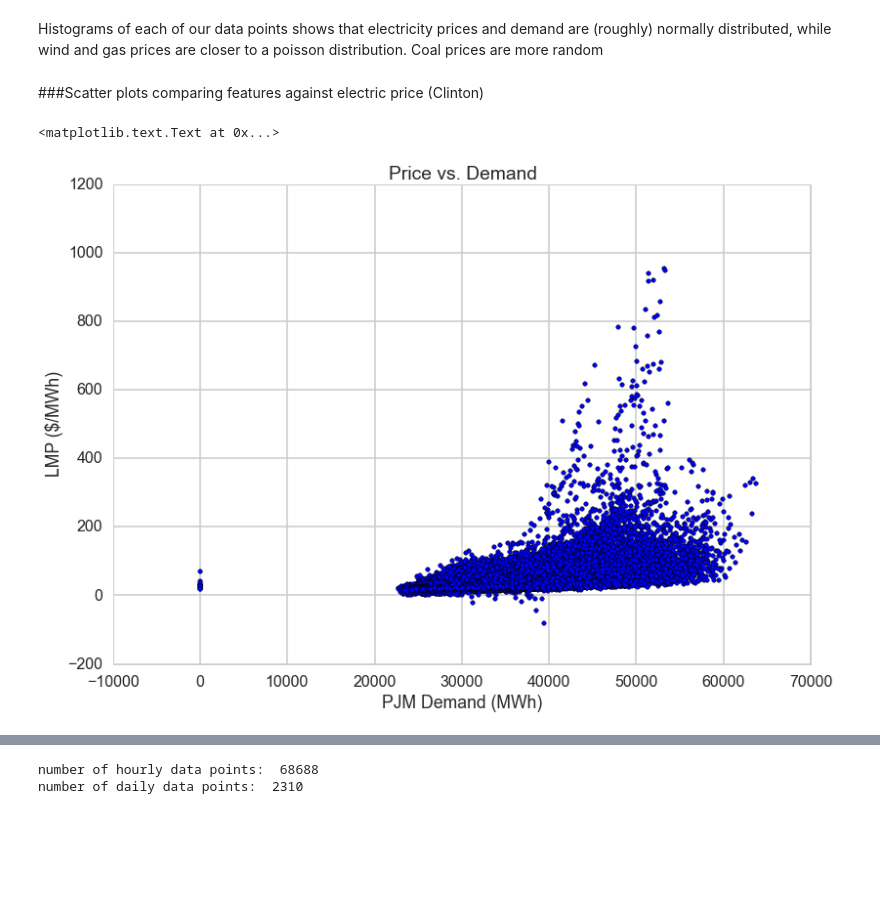
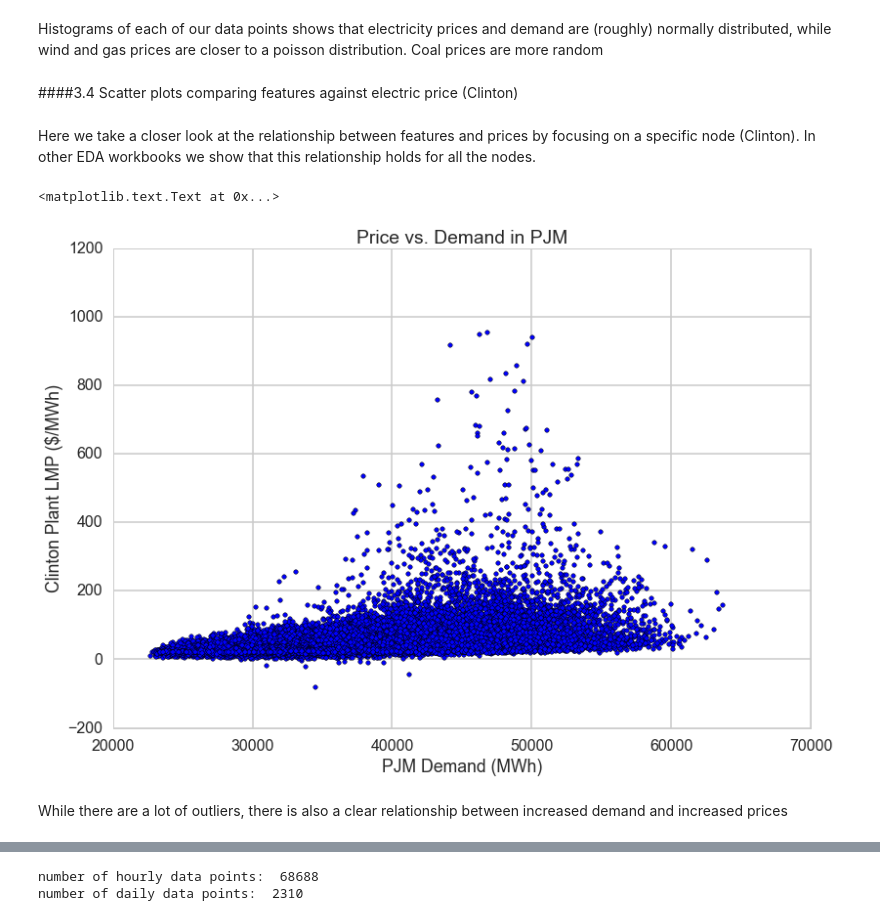
Before and after one commit to dannychua/Electricity-Price-Predictor, a Jupyter notebook: Process Book.ipynb, the cells around one changed output, grey strips where cells are left out. Drawn from its saved outputs; the diff is of its cells as text; code cells hidden in the pictures; blank space fills up the shorter version.

Commit message:
further development on process workbook

```diff
--- a/Process Book.ipynb
+++ b/Process Book.ipynb
@@ -135,14 +148,16 @@ ldf = ldf.drop('DATE',1)
 ldf = ldf.drop('COMP',1)
 ldf = ldf.drop('Unnamed: 26',1)
 ldf = ldf.drop('Unnamed: 27',1)
-ldf = ldf.fillna(0)
 ldf = ldf.stack()
 idx = pd.date_range('1/1/2008', periods = len(ldf), freq = 'H')
 ldf.index = idx
-
+#interpolate missing values
+ldf = ldf.replace(0,np.NaN)
+ldf = pd.DataFrame(ldf)
+ldf.apply(pd.Series.interpolate)
 #trim it to appropirate length and add into price dataframe
 d = '2015-11-01 23:00:00'
 ldf = ldf.ix[:d]
-fulldf['Load_PJM_West'] = ldf
-fulldf.head()
+fulldf['Demand_PJM_(MWh)'] = ldf
+fulldf.head(2)
 # %% [output]
@@ -179,9 +193,9 @@ wdf = wdf.ix[:d]
 
 # Merge into a single df
 wdf['Wind_PJM'] = pjm_wdf
-wdf.columns = ['Wind_MISO_MWh', 'Wind_PJM_MWh']
+wdf.columns = ['Wind_MISO_(MWh)', 'Wind_PJM_(MWh)']
 # d = '2015-11-01 23:00:00'
 # wdf_trim = wdf.ix[:d]
 fulldf = pd.merge(fulldf, wdf, left_index=True, right_index=True)
-fulldf.head()
+fulldf.head(2)
 # %% [output]
@@ -219,6 +232,6 @@ for i in range (23):
 ngdf = ngdf.stack()
 idx = pd.date_range('1/1/2008', periods = len(ngdf), freq = 'H')
 ngdf.index = idx
-fulldf['NatGas_Price'] = ngdf
-fulldf.head()
+fulldf['NatGas_Price_($/MMBtu)'] = ngdf
+fulldf.head(2)
 # %% [output]
@@ -238,6 +250,6 @@ mdf.index = idx
 mdf = mdf.drop('date',1)
 inds = pd.isnull(mdf).any(1).nonzero()[0]
 mdf.iloc[inds[0]] = np.mean([mdf.iloc[inds[0]+1][0],mdf.iloc[inds[0]-1][0]])
-fulldf['Load_MISO_Central'] = mdf
+fulldf['Load_MISO_(MWh)'] = mdf
 fulldf.head(2)
 # %% [output]
@@ -321,15 +368,19 @@ for i in range(16):
 # %% [markdown]
 Histograms of each of our data points shows that electricity prices and demand are (roughly) normally distributed, while wind and gas prices are closer to a poisson distribution. Coal prices are more random
 # %% [markdown]
-###Scatter plots comparing features against electric price (Clinton)
+####3.4 Scatter plots comparing features against electric price (Clinton)
+# %% [markdown]
+Here we take a closer look at the relationship between features and prices by focusing on a specific node (Clinton). In other EDA workbooks we show that this relationship holds for all the nodes.
 # %%
-y = fulldf['Clinton_LMP']
-x = fulldf['Load_PJM_West']
+y = fulldf['Clinton_LMP_($/MWh)']
+x = fulldf['Demand_PJM_(MWh)']
 plt.scatter(x,y)
 plt.xlabel('PJM Demand (MWh)')
-plt.ylabel('LMP ($/MWh)')
-plt.title('Price vs. Demand')
+plt.ylabel('Clinton Plant LMP ($/MWh)')
+plt.title('Price vs. Demand in PJM')
 # %% [output]
 <matplotlib.text.Text at 0x...>
-[figure, old version]
+[figure, new version]
+# %% [markdown]
+While there are a lot of outliers, there is also a clear relationship between increased demand and increased prices
 # %%
```
Also changed, not shown: parts of 77 cells of this notebook.
